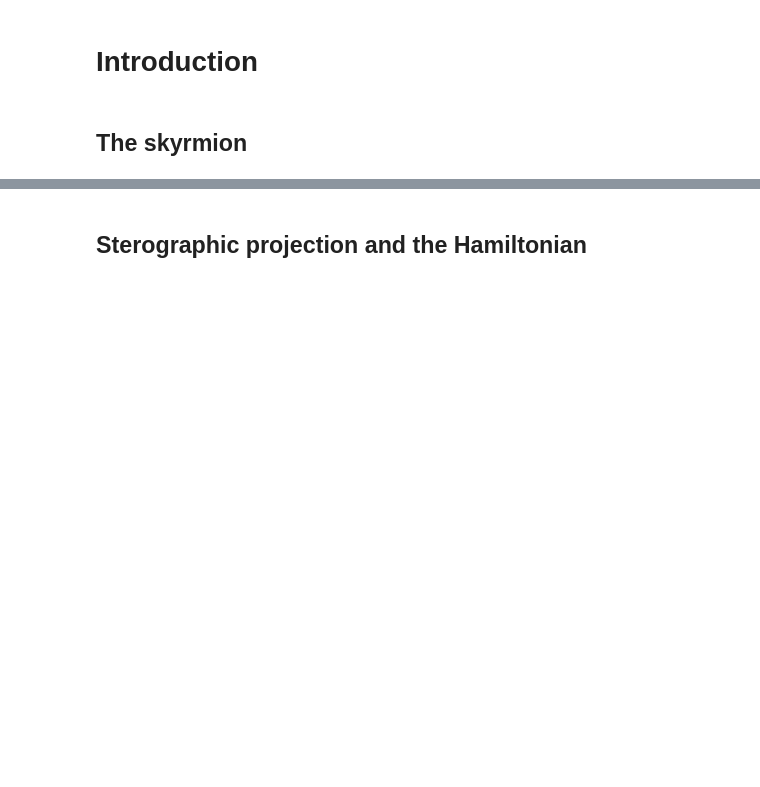
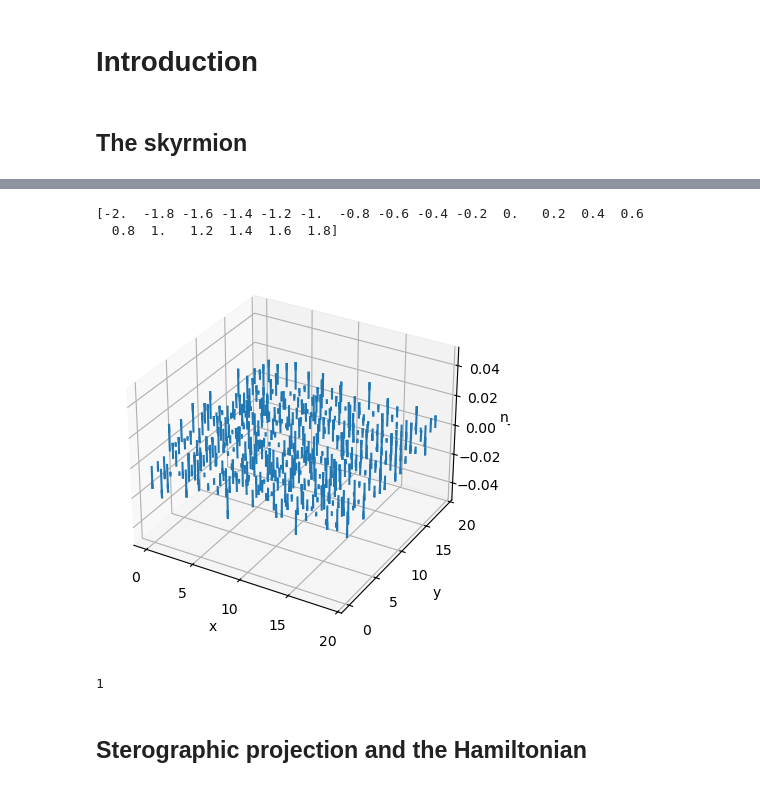
Before and after one commit to jan-chelmecki/skyrmion-tunnelling, a Jupyter notebook: instanton.ipynb, the cells around one changed output, grey strips where cells are left out. Cells and saved outputs as stored; diff of their text form; code cells hidden in the pictures; blank space fills up the shorter version.

```diff
--- a/instanton.ipynb
+++ b/instanton.ipynb
@@ -9,3 +41,43 @@ def w_project(n):
+# %%
+n = skyrmion_ansatz(5.0, 20,20)
+import numpy as np
+import matplotlib.pyplot as plt
+
+# Example data
+nx, ny = 20, 20
+n = np.random.randn(3, nx, ny)
+n /= np.linalg.norm(n, axis=0)  # normalize spins
+
+# lattice coordinates
+x = np.arange(nx)
+y = np.arange(ny)
+X, Y = np.meshgrid(x, y, indexing="ij")
+Z = np.zeros_like(X)
+
+fig = plt.figure()
+ax = fig.add_subplot(projection='3d')
+
+ax.quiver(
+    X, Y, Z,
+    n[0], n[1], n[2],
+    length=0.02,
+    normalize=True
+)
+
+ax.set_xlabel("x")
+ax.set_ylabel("y")
+ax.set_zlabel("n_z")
+
+plt.show()
+# %% [output]
+[-2.  -1.8 -1.6 -1.4 -1.2 -1.  -0.8 -0.6 -0.4 -0.2  0.   0.2  0.4  0.6
+  0.8  1.   1.2  1.4  1.6  1.8]
+[figure, added]
+# %%
+n = 4
+(n-1)//2
+# %% [output]
+1
 # %% [markdown]
 ## Sterographic projection and the Hamiltonian
 # %% [markdown]
```
Also changed, not shown: parts of 3 cells of this notebook.
